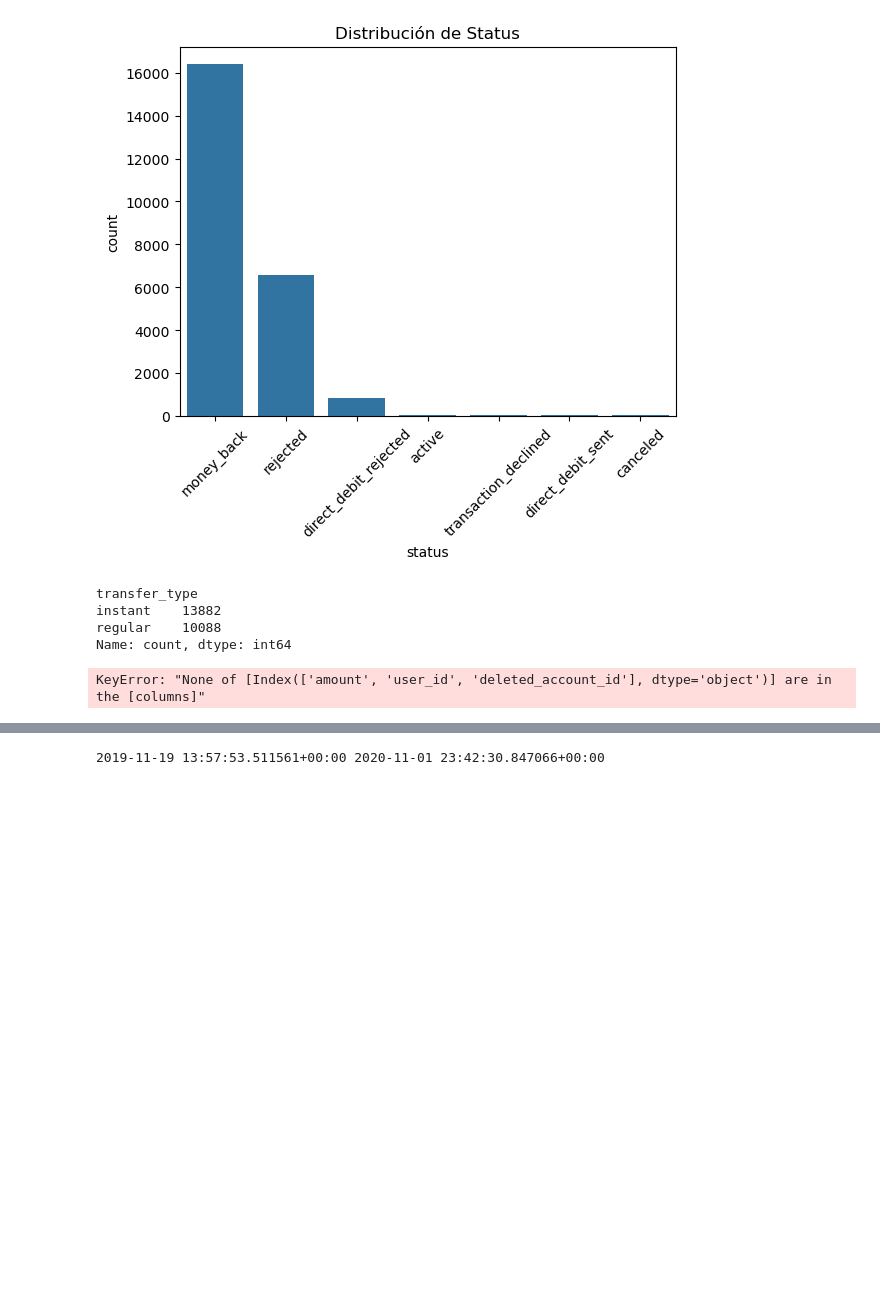
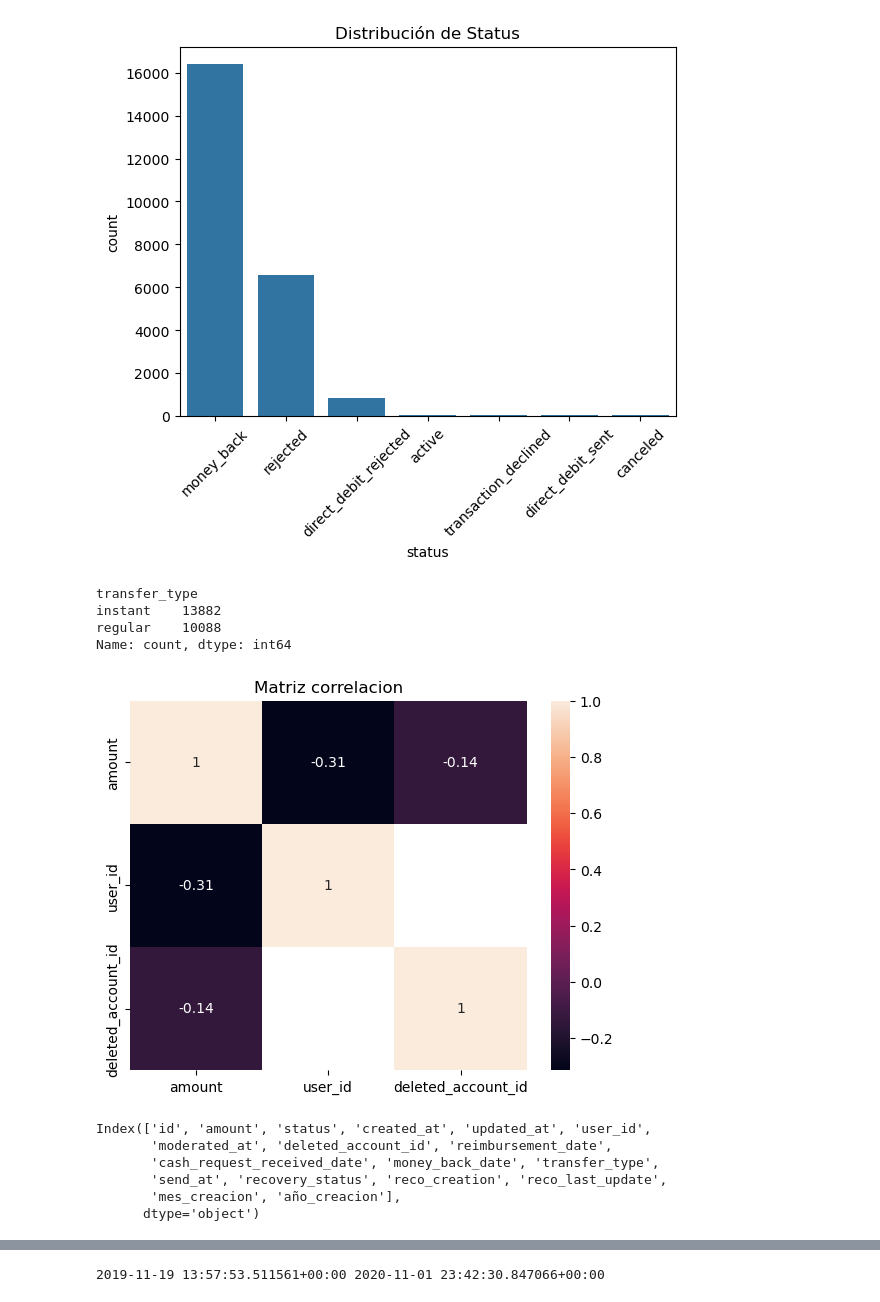
Before and after one commit to Chriester/Proyecto2, a Jupyter notebook: Proyecto2.ipynb, the cells around one changed output, grey strips where cells are left out. Drawn from its saved outputs; the diff is of its cells as text; code cells hidden in the pictures; blank space fills up the shorter version.

```diff
--- a/Proyecto2.ipynb
+++ b/Proyecto2.ipynb
@@ -204,11 +204,18 @@ instant    13882
 regular    10088
 Name: count, dtype: int64
 # %%
-#relacion entre variables
-'''corr = datos[['amount','user_id','deleted_account_id']].corr()
+#relacion entre variables numéricas
+corr = datos[['amount', 'user_id', 'deleted_account_id']].corr()
 sns.heatmap(corr,annot=True)
 plt.title('Matriz correlacion')
 plt.show()
-'''
+
+print(datos.columns)
 # %% [output]
+[figure, added]
-KeyError: "None of [Index(['amount', 'user_id', 'deleted_account_id'], dtype='object')] are in the [columns]"
+Index(['id', 'amount', 'status', 'created_at', 'updated_at', 'user_id',
+       'moderated_at', 'deleted_account_id', 'reimbursement_date',
+       'cash_request_received_date', 'money_back_date', 'transfer_type',
+       'send_at', 'recovery_status', 'reco_creation', 'reco_last_update',
+       'mes_creacion', 'año_creacion'],
+      dtype='object')
```
Also changed, not shown: parts of 28 cells of this notebook.
